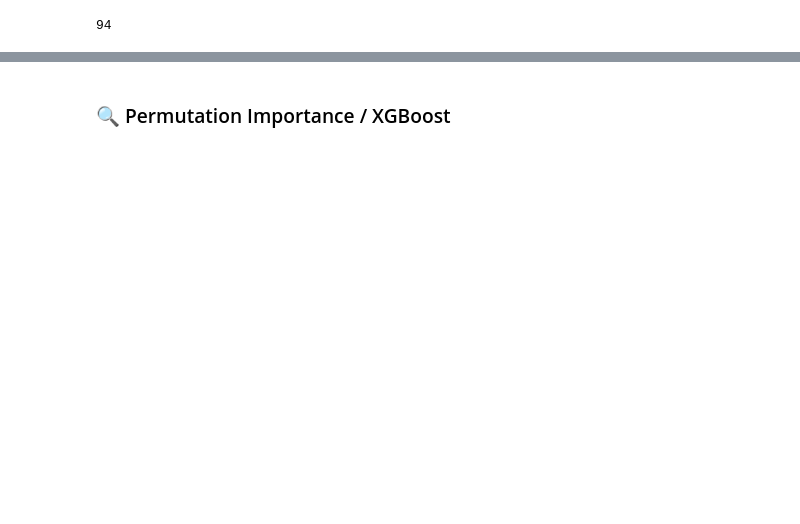
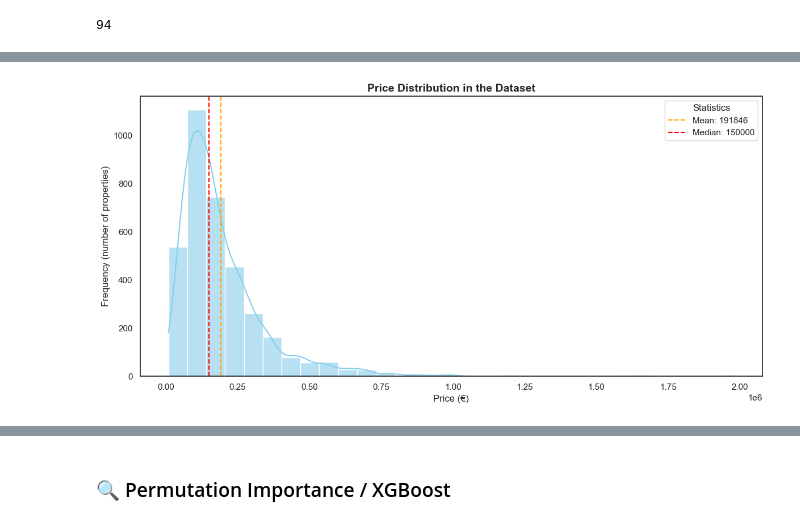
Before and after one commit to apvwbm/HousingPricePredictor-Asturias, a Jupyter notebook: src/results_notebook/final_results.ipynb, the cells around one changed output, grey strips where cells are left out. Saved outputs shown, nothing was run; the diff lists cells and outputs as text; code cells hidden in the pictures; blank space fills up the shorter version.

```diff
--- a/src/results_notebook/final_results.ipynb
+++ b/src/results_notebook/final_results.ipynb
@@ -524,9 +258,0 @@ df = pd.get_dummies(df, columns=['tipo_inmueble', 'tipo_vendedor'], drop_first=T
-# %%
-# Target Encoding para variables con alta cardinalidad
-encoder = TargetEncoder()
-df['barrio_encoded'] = encoder.fit_transform(df['barrio'], df['precio'])
-df['municipio_encoded'] = encoder.fit_transform(df['municipio'], df['precio'])
-df['distrito_encoded'] = encoder.fit_transform(df['distrito'], df['precio'])
-
-# Eliminar columnas categóricas originales que ya han sido codificadas
-df.drop(columns=['barrio', 'municipio', 'distrito'], inplace=True)
@@ -594,0 +261,11 @@ print(resultados_df)
+# %%
+# -----------------------------------------
+# FEATURE ENGINEERING
+# -----------------------------------------
+# Create new relevant variables
+df['price_per_room'] = df['price'] / df['rooms']
+df['price_per_bathroom'] = df['price'] / df['bathrooms']
+df['price_density'] = df['price'] / df['built_sqm']
+
+# Show the new features
+display(df[['price_per_room', 'price_per_bathroom']].head())
@@ -594,0 +327,30 @@ print(resultados_df)
+# %%
+fig, ax = plt.subplots(figsize=(12, 6))
+
+# Histogram with KDE
+sns.histplot(
+    df['price'],
+    bins=30,
+    kde=True,
+    color='skyblue',
+    alpha=0.6,
+    ax=ax
+)
+
+# Add reference lines for mean and median
+ax.axvline(df['price'].mean(), color='orange', linestyle='--', linewidth=1.5, label=f'Mean: {round(df["price"].mean())}')
+ax.axvline(df['price'].median(), color='red', linestyle='--', linewidth=1.5, label=f'Median: {round(df["price"].median())}')
+
+# Titles and labels
+ax.set_title('Price Distribution in the Dataset', fontsize=14, fontweight='bold')
+ax.set_xlabel('Price (€)', fontsize=12)
+ax.set_ylabel('Frequency (number of properties)', fontsize=12)
+
+# Legend
+ax.legend(title='Statistics', loc='upper right')
+
+plt.tight_layout()
+plt.savefig("../img/price_distribution.png", dpi=300, bbox_inches="tight")
+plt.show()
+# %% [output]
+[figure, added]
```
Also changed, not shown: parts of 99 cells of this notebook, 19 other files.
